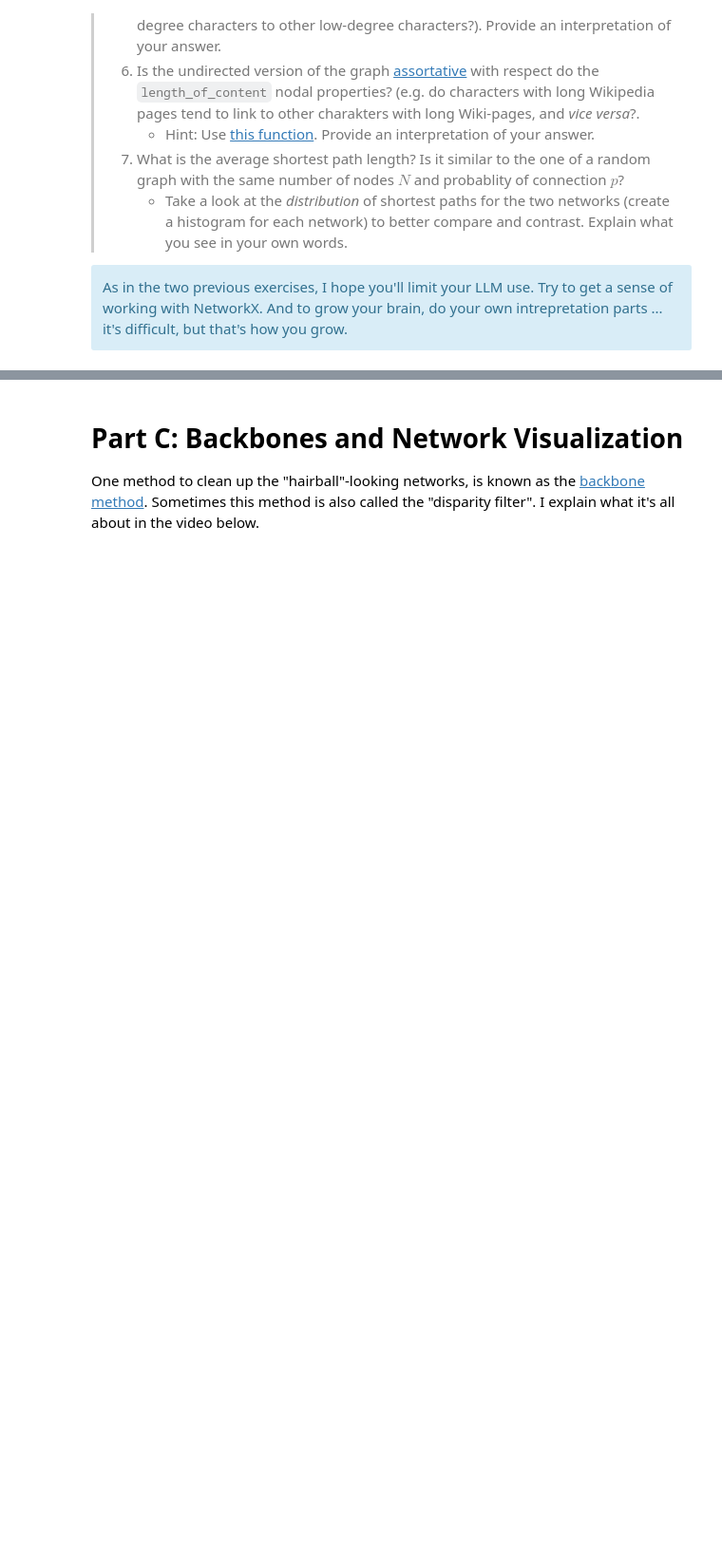
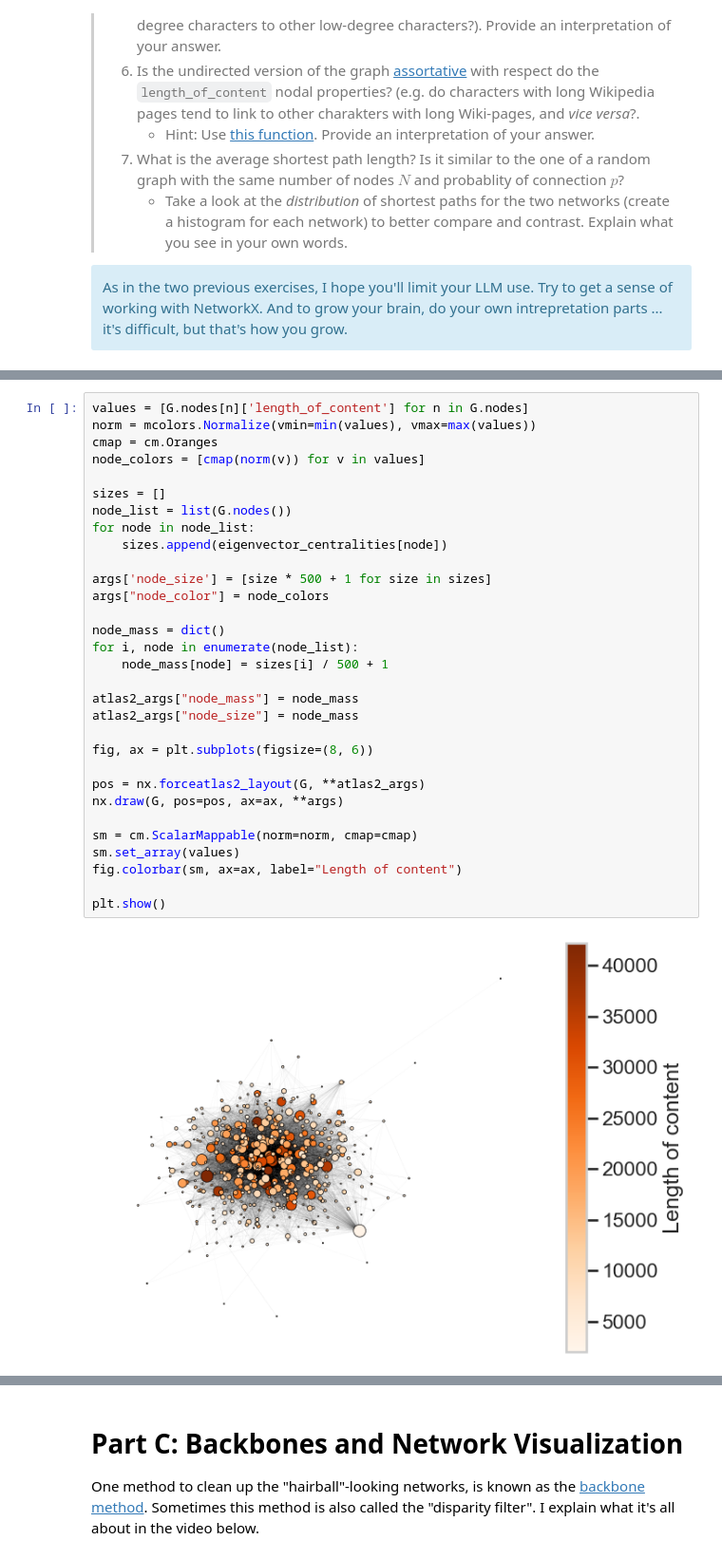
Before and after one commit to AlessandroLongo23/02805-Social-Graphs-and-Interactions, a Jupyter notebook: Week 5/Week5.ipynb, the cells around one changed output, grey strips where cells are left out. Shown: that part at 95% size. Saved outputs shown, nothing was run; the diff lists cells and outputs as text; blank space fills up the shorter version.

```diff
--- a/Week 5/Week5.ipynb
+++ b/Week 5/Week5.ipynb
@@ -338,0 +407,33 @@ As in the two previous exercises, I hope you'll limit your LLM use. Try to get a
+# %%
+values = [G.nodes[n]['length_of_content'] for n in G.nodes]
+norm = mcolors.Normalize(vmin=min(values), vmax=max(values))
+cmap = cm.Oranges
+node_colors = [cmap(norm(v)) for v in values]
+
+sizes = []
+node_list = list(G.nodes())
+for node in node_list:
+    sizes.append(eigenvector_centralities[node])
+
+args['node_size'] = [size * 500 + 1 for size in sizes]
+args["node_color"] = node_colors
+
+node_mass = dict()
+for i, node in enumerate(node_list):
+    node_mass[node] = sizes[i] / 500 + 1
+
+atlas2_args["node_mass"] = node_mass
+atlas2_args["node_size"] = node_mass
+
+fig, ax = plt.subplots(figsize=(8, 6))
+
+pos = nx.forceatlas2_layout(G, **atlas2_args)
+nx.draw(G, pos=pos, ax=ax, **args)
+
+sm = cm.ScalarMappable(norm=norm, cmap=cmap)
+sm.set_array(values)
+fig.colorbar(sm, ax=ax, label="Length of content")
+
+plt.show()
+# %% [output]
+[figure, added]
```
Also changed, not shown: parts of 13 cells of this notebook, 1 other file.
